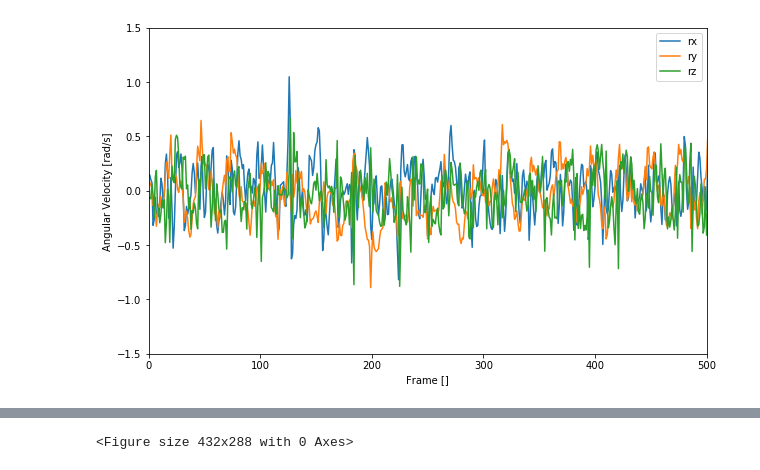
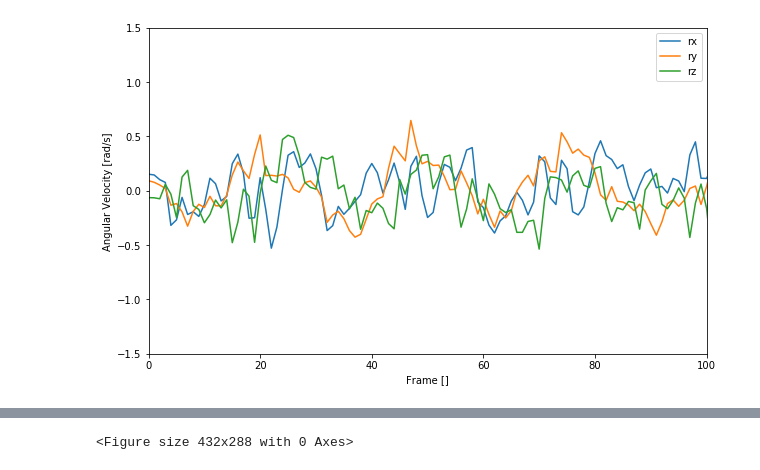
Before and after one commit to yossato/virtualGimbal, a Jupyter notebook: post_processing_software/jupyter/visualize_log.ipynb, the cells around one changed output, grey strips where cells are left out. Cells and saved outputs as stored; diff of their text form; code cells hidden in the pictures.

```diff
--- a/post_processing_software/jupyter/visualize_log.ipynb
+++ b/post_processing_software/jupyter/visualize_log.ipynb
@@ -8,32 +8,32 @@ import matplotlib.pyplot as plt
 with open('../build/latest_estimated_angular_velocity.csv', 'r') as f:
     reader = csv.reader(f)
     header = next(reader)  # ヘッダー行を読み飛ばし
 
     data = []
     for row in reader:
         data.append(row)
 
 legends = [i for i in header]
 data = [[float(i) for i in row] for row in data]  # 文字列を数値に変換
 # data = [print(row) for row in data]  # 文字列を数値に変換
 # X軸に時間を、Y軸にデータをセット
 t = [row[legends.index('Frame')] for row in data]
 rx = [row[legends.index('rx')] for row in data]
 ry = [row[legends.index('ry')] for row in data]
 rz = [row[legends.index('rz')] for row in data]
 
 plt.figure(figsize=(10,6))
 
 plt.plot(t, rx, label='rx')
 plt.plot(t, ry, label='ry')
 plt.plot(t, rz, label='rz')
 plt.legend()
 
 #ラベルを追加
 plt.xlabel('Frame []')
 plt.ylabel('Angular Velocity [rad/s]')
 plt.ylim(-1.5,1.5)
-plt.xlim(0,500)
+plt.xlim(0,100)
 plt.show()
 # %% [output]
-[figure, old version]
+[figure, new version]
```
Also changed, not shown: parts of 6 cells of this notebook, 2 other files.
